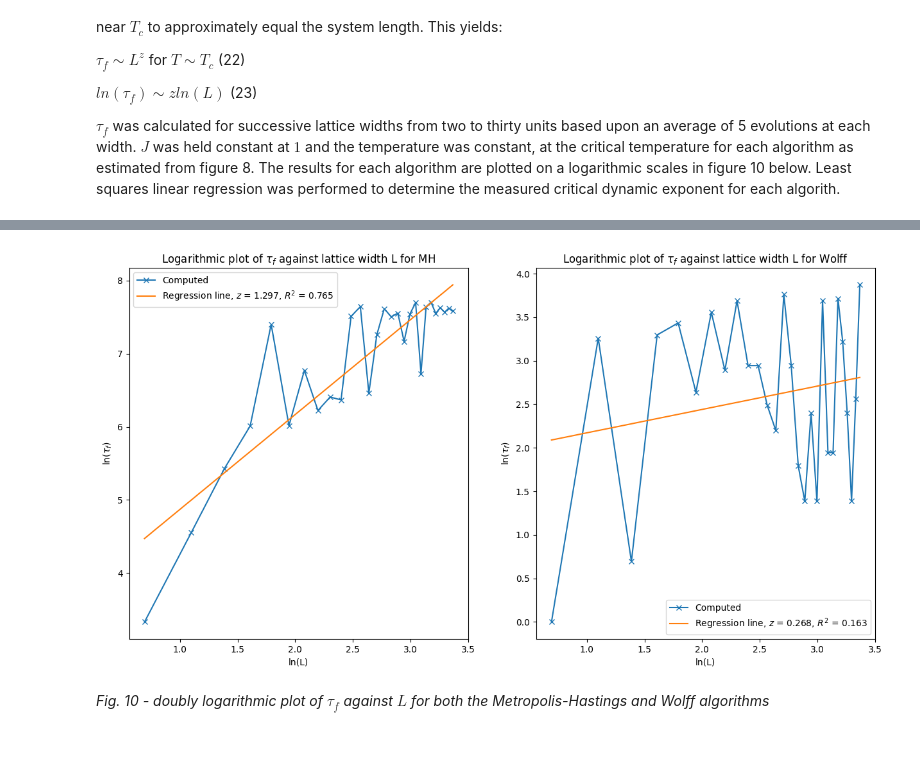
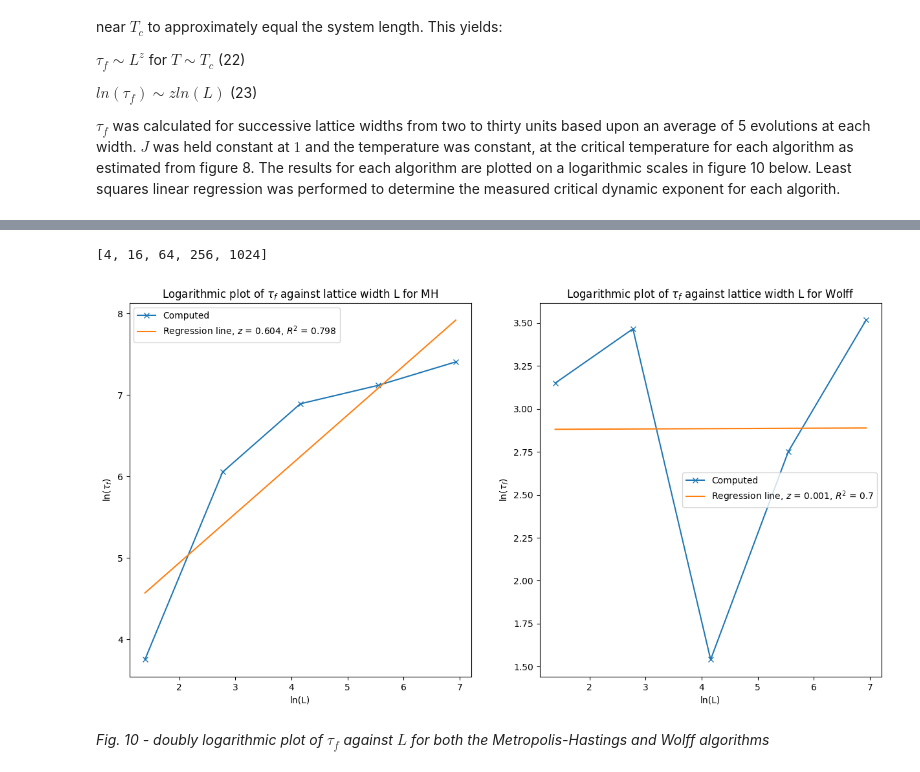
Before and after one commit to Part-II-Computational-Physics/cluster-algorithms-for-monte-carlo-jbd29, a Jupyter notebook: Report.ipynb, the cells around one changed output, grey strips where cells are left out. Cells and saved outputs as stored; diff of their text form; code cells hidden in the pictures; blank space fills up the shorter version.

```diff
--- a/Report.ipynb
+++ b/Report.ipynb
@@ -599,16 +450,17 @@ autocorr_times = []
 for T in Ts:
     for i in range(5):
         # Lattice must be reset in each iteration
-        lattice = make_lattice(30,1)
+        lattice = lat.make_lattice(30,1)
         # evolve the lattice
-        Ms = evolve_and_compute_M(lattice, T**-1, 1, 0, max_time)[0]
+        Ms = MH.evolve_and_compute_M(lattice, T**-1, 1, 0, max_time)[0]
         # find autocorrelation time and add to list.
         autocorr_times_i = []
-        autocov = compute_autocovariance(Ms, max_time)
-        sweeps_tau_f = estimate_correlation_time(autocov)/np.size(lattice)
+        autocorr = acf.compute_autocorrelation(Ms)
+        sweeps_tau_f = acf.estimate_correlation_time(autocorr)/np.size(lattice)
         autocorr_times_i.append(sweeps_tau_f)
     autocorr_times.append(np.mean(autocorr_times_i))
     print(T)
+np.save('MH_autocorrelation_against_T', autocorr_times)
 
 # Initialise required variables for Wolff tau against T:
 Ts = np.linspace(0.1,5,30)
@@ -618,18 +470,17 @@ autocorr_times = []
 for T in Ts:
     for i in range(5):
         # Lattice must be reset after each iteration
-        lattice = make_lattice(30,1)
+        lattice = lat.make_lattice(30,1)
         # evolve the lattice
-        Ms, sweeps = Wolff_evolve_and_compute_M(lattice, T**-1, 1, max_time)
+        Ms, sweeps = W.Wolff_evolve_and_compute_M(lattice, T**-1, 1, max_time)
         # find autocorrelation time and add to list.
         autocorr_times_i = []
-        autocov = compute_autocovariance(Ms, max_time)
-        sweeps_tau_f = sweeps[estimate_correlation_time(autocov)]
+        autocorr = acf.compute_autocorrelation(Ms)
+        sweeps_tau_f = sweeps[acf.estimate_correlation_time(autocorr)]
         autocorr_times_i.append(sweeps_tau_f)
     autocorr_times.append(np.mean(autocorr_times_i))
     print(T)
 
 #save arrays for use in report
 np.save('Wolff_autocorrelation_against_T.npy', autocorr_times)
-np.save('MH_autocorrelation_against_T', autocorr_times)
 # %% [markdown]
@@ -647,17 +502,20 @@ The reduced equilibrium time of the Wolff algorithm is illustrated by the magnet
 # %%
 #### SLOW ####
 
-lattice = make_lattice(100,1)
+lattice = lat.make_lattice(100,1)
 T = 5
-MH_Ms, MH_sweeps = evolve_and_compute_M(lattice, T**-1, 1,0,100000)
-lattice = make_lattice(100,1)
-Wolff_Ms, Wolff_sweeps = Wolff_evolve_and_compute_M(lattice,T**-1, 1, 100000)
+MH_Ms, MH_sweeps = MH.evolve_and_compute_M(lattice, T**-1, 1,0,100000)
+MH_autocorr = acf.compute_autocorrelation(MH_Ms)
+MH_sweeps_tau_f = MH_sweeps[acf.estimate_correlation_time(MH_autocorr)]
+lattice = lat.make_lattice(100,1)
+Wolff_Ms, Wolff_sweeps = W.Wolff_evolve_and_compute_M(lattice,T**-1, 1, 100000)
 
 
-Wolff_autocov = compute_autocovariance(Wolff_Ms, 100000)
-Wolff_sweeps_tau_f = Wolff_sweeps[estimate_correlation_time(Wolff_autocov)]
+Wolff_autocorr = acf.compute_autocorrelation(Wolff_Ms)
+Wolff_sweeps_tau_f = Wolff_sweeps[acf.estimate_correlation_time(Wolff_autocorr)]
 np.save('MH_M_evolution.npy', MH_Ms)
 np.save('MH_sweeps_evolution.npy', MH_sweeps)
+np.save('MH_sweeps_tau_f.npy', MH_sweeps_tau_f)
 np.save('Wolff_M_evolution.npy', Wolff_Ms)
 np.save('Wolff_sweeps_evolution.npy', Wolff_sweeps)
 np.save('Wolff_sweeps_tau_f.npy', Wolff_sweeps_tau_f)
@@ -733,8 +620,9 @@ np.save('Wolff_autocorr_time_against_width.npy', Wolff_autocorr_time_against_wid
 # %%
 # data loading and initialisation:
-lattice_widths = np.arange(2,30,1)
-MH_autocorr_time_against_width = np.load('MH_autocorr_time_against_width.npy')
-Wolff_autocorr_time_against_width = np.load('Wolff_autocorr_time_against_width.npy')
+lattice_widths = [4**(i+1) for i in range(5)]
+print(lattice_widths)
+#MH_autocorr_time_against_width = np.load('MH_autocorr_time_against_width.npy')
+#Wolff_autocorr_time_against_width = np.load('Wolff_autocorr_time_against_width.npy')
 lnL = np.log(lattice_widths)
 lnMH_autocorr_time_against_width = np.log(MH_autocorr_time_against_width)
 lnWolff_autocorr_time_against_width = np.log(Wolff_autocorr_time_against_width)
@@ -746,36 +634,37 @@ soln = np.linalg.lstsq(A,lnMH_autocorr_time_against_width, rcond = None)
 m,c = soln[0]
 
 # Calculate R^2 value from residue:
 residue = soln[1]
 R2 = 1 - residue/(lnMH_autocorr_time_against_width.size * lnMH_autocorr_time_against_width.var())
 
 # Plot
-ax[0].plot(lnL, lnMH_autocorr_time_against_width, marker = 'x', label = 'Computed')
+ax[0].errorbar(lnL, lnMH_autocorr_time_against_width, yerr = np.log(MH_autocorr_time_against_width_err), marker = 'x', label = 'Computed', capsize= 2)
 ax[0].plot(lnL, m*lnL+c,  label = r'Regression line, $z$ = ' + str(np.round(m, 3)) + r', $R^2$ = ' + str(np.round(R2[0], 3)))
 ax[0].set_xlabel('ln(L)')
 ax[0].set_ylabel(r'ln($\tau_f$)')
 ax[0].set_title(r'Logarithmic plot of $\tau_f$ against lattice width L for MH')
 ax[0].legend()
 
 # Linear regression for wolff
 A = np.vstack([lnL, np.ones(len(lnWolff_autocorr_time_against_width))]).T
 soln = np.linalg.lstsq(A,lnWolff_autocorr_time_against_width, rcond = None)
 m,c = soln[0]
 
 # Calculate R^2 value from residue:
 residue = soln[1]
 R2 = 1 - residue/(lnMH_autocorr_time_against_width.size * lnMH_autocorr_time_against_width.var())
 
 # Plot:
-ax[1].plot(lnL, lnWolff_autocorr_time_against_width, marker = 'x', label = 'Computed')
+ax[1].errorbar(lnL, lnWolff_autocorr_time_against_width, yerr = np.log(Wolff_autocorr_time_against_width_err),marker = 'x', label = 'Computed')
 ax[1].plot(lnL, m*lnL+c,  label = r'Regression line, $z$ = ' + str(np.round(m, 3)) + r', $R^2$ = ' + str(np.round(R2[0],3)))
 ax[1].set_xlabel('ln(L)')
 ax[1].set_ylabel(r'ln($\tau_f$)')
 ax[1].set_title(r'Logarithmic plot of $\tau_f$ against lattice width L for Wolff')
 ax[1].legend()
 plt.show()
 # %% [output]
+[4, 16, 64, 256, 1024]
-[figure, old version]
+[figure, new version]
 # %% [markdown]
 *Fig. 10 - doubly logarithmic plot of $\tau_f$ against $L$ for both the Metropolis-Hastings and Wolff algorithms*
 # %% [markdown]
```
Also changed, not shown: parts of 35 cells of this notebook.
